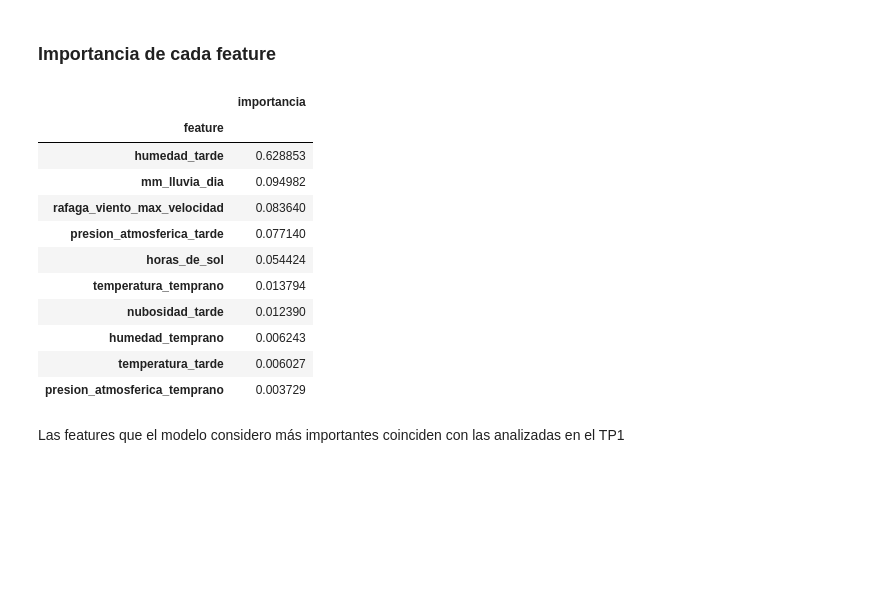
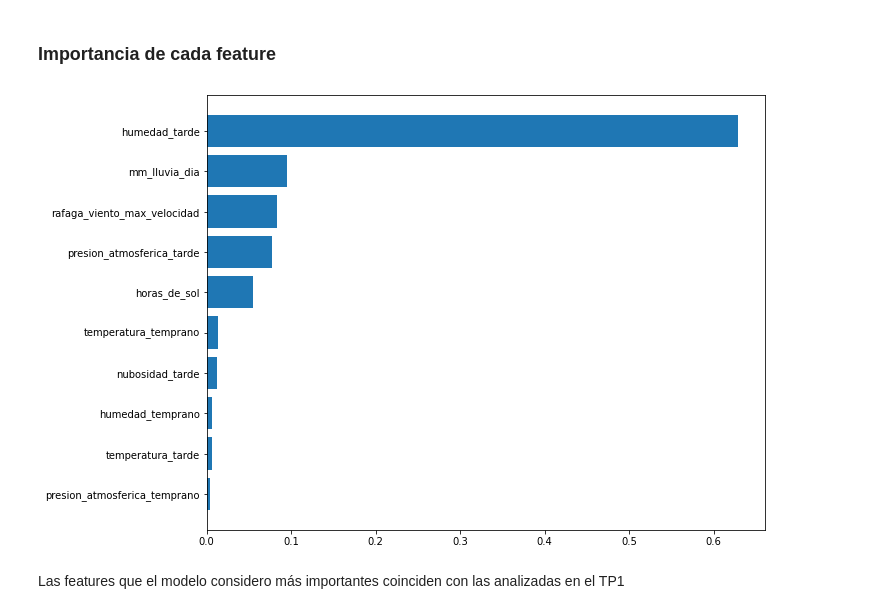
Before and after one commit to fdelu/orga-de-datos, a Jupyter notebook: parte_2/DecisionTreeClassifier.ipynb, the cells around one changed output. Drawn from its saved outputs; the diff is of its cells as text; code cells hidden in the pictures; blank space fills up the shorter version.

```diff
--- a/parte_2/DecisionTreeClassifier.ipynb
+++ b/parte_2/DecisionTreeClassifier.ipynb
@@ -23,7 +20,8 @@ The autoreload extension is already loaded. To reload it, use:
 # %% [markdown]
 ## Preprocessing Nº1
 # %%
-formaforma
+df_features, df_target = get_datasets(fecha_to_int=True)
+
 df_features = dummy(df_features, [
     "direccion_viento_tarde",
     "direccion_viento_temprano",
@@ -32,10 +30,12 @@ df_features = dummy(df_features, [
 ])
 
 X_train, X_test, Y_train, Y_test = train_test_split(df_features, df_target, stratify=df_target.values, test_size=0.35, random_state=0)
-imputer = SimpleImputer()
-imputer.fit(X_train)
-X_train = imputer.transform(X_train)
-X_test = imputer.transform(X_test)
+
+pipe = simple_imputer()
+pipe.fit(X_train, Y_train)
+
+X_train = pipe.transform(X_train)
+X_test = pipe.transform(X_test)
 
 Y_train = np.ravel(Y_train)
 Y_test = np.ravel(Y_test)
@@ -88,20 +90,9 @@ Vemos que los mejores modelos utilizaron ***gini*** como criterio de separación
 # %% [markdown]
 ### Importancia de cada feature
 # %%
-feature_importances(df_features.columns, grid.best_estimator_.feature_importances_).head(10)
+plot_feature_importances(df_features.columns, grid.best_estimator_.feature_importances_, size=10, head=True)
 # %% [output]
-|  | importancia |
-| feature |  |
-| humedad_tarde | 0.628853 |
-| mm_lluvia_dia | 0.094982 |
-| rafaga_viento_max_velocidad | 0.083640 |
-| presion_atmosferica_tarde | 0.077140 |
-| horas_de_sol | 0.054424 |
-| temperatura_temprano | 0.013794 |
-| nubosidad_tarde | 0.012390 |
-| humedad_temprano | 0.006243 |
-| temperatura_tarde | 0.006027 |
-| presion_atmosferica_temprano | 0.003729 |
+[figure, added]
 # %% [markdown]
 Las features que el modelo considero más importantes coinciden con las analizadas en el TP1
 # %%
```
Also changed, not shown: parts of 31 cells of this notebook, 12 other files.
